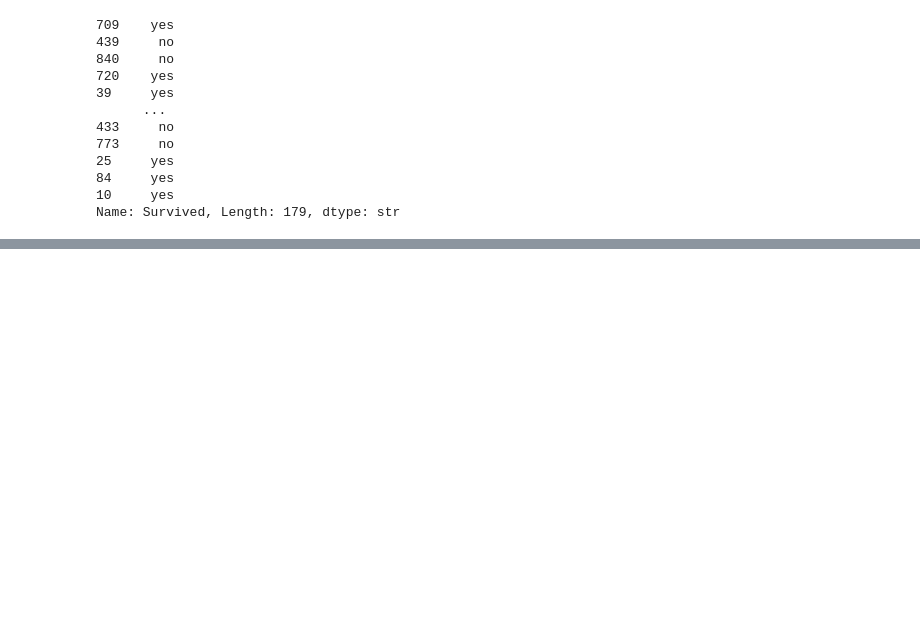
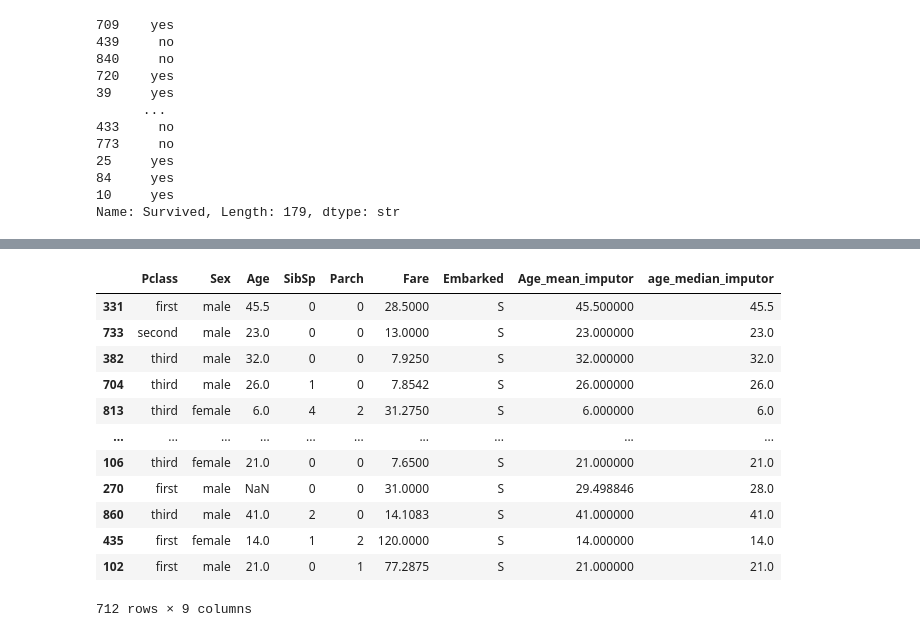
Before and after one commit to AkasDatta/EDA-Exploratory-Data-Analysis-, a Jupyter notebook: Feature_Engineering/Feature_engineering.ipynb, the cells around one changed output, grey strips where cells are left out. Saved outputs shown, nothing was run; the diff lists cells and outputs as text; code cells hidden in the pictures; blank space fills up the shorter version.

Commit message:
mean and median check

```diff
--- a/Feature_Engineering/Feature_engineering.ipynb
+++ b/Feature_Engineering/Feature_engineering.ipynb
@@ -172,0 +197,6 @@ Name: Survived, Length: 179, dtype: str
+# %%
+age_mean = X_train["Age"].mean()
+
+X_train["Age_mean_imputor"] = X_train["Age"].fillna(age_mean)
+
+X_train.isnull().sum()
@@ -172,0 +213,9 @@ Name: Survived, Length: 179, dtype: str
+# %%
+# age_mean = X_train["Age"].mean()
+age_mean = X_test["Age"].mean()
+
+# X_train["Age_mean_imputor"] = X_train["Age"].fillna(age_mean)
+X_test["Age_mean_imputor"] = X_test["Age"].fillna(age_mean)
+
+# X_train.isnull().sum()
+X_test.isnull().sum()
@@ -172,0 +234,21 @@ Name: Survived, Length: 179, dtype: str
+# %%
+age_median = X_train["Age"].median()
+
+X_train["age_median_imputor"] = X_train["Age"].fillna(age_median)
+X_test["age_median_imputor"] = X_test["Age"].fillna(age_median)
+
+X_train
+# %% [output]
+|  | Pclass | Sex | Age | SibSp | Parch | Fare | Embarked | Age_mean_imputor | age_median_imputor |
+| 331 | first | male | 45.5 | 0 | 0 | 28.5000 | S | 45.500000 | 45.5 |
+| 733 | second | male | 23.0 | 0 | 0 | 13.0000 | S | 23.000000 | 23.0 |
+| 382 | third | male | 32.0 | 0 | 0 | 7.9250 | S | 32.000000 | 32.0 |
+| 704 | third | male | 26.0 | 1 | 0 | 7.8542 | S | 26.000000 | 26.0 |
+| 813 | third | female | 6.0 | 4 | 2 | 31.2750 | S | 6.000000 | 6.0 |
+| ... | ... | ... | ... | ... | ... | ... | ... | ... | ... |
+| 106 | third | female | 21.0 | 0 | 0 | 7.6500 | S | 21.000000 | 21.0 |
+| 270 | first | male | NaN | 0 | 0 | 31.0000 | S | 29.498846 | 28.0 |
+| 860 | third | male | 41.0 | 2 | 0 | 14.1083 | S | 41.000000 | 41.0 |
+| 435 | first | female | 14.0 | 1 | 2 | 120.0000 | S | 14.000000 | 14.0 |
+| 102 | first | male | 21.0 | 0 | 1 | 77.2875 | S | 21.000000 | 21.0 |
+712 rows × 9 columns
```
Also changed, not shown: parts of 6 cells of this notebook.
